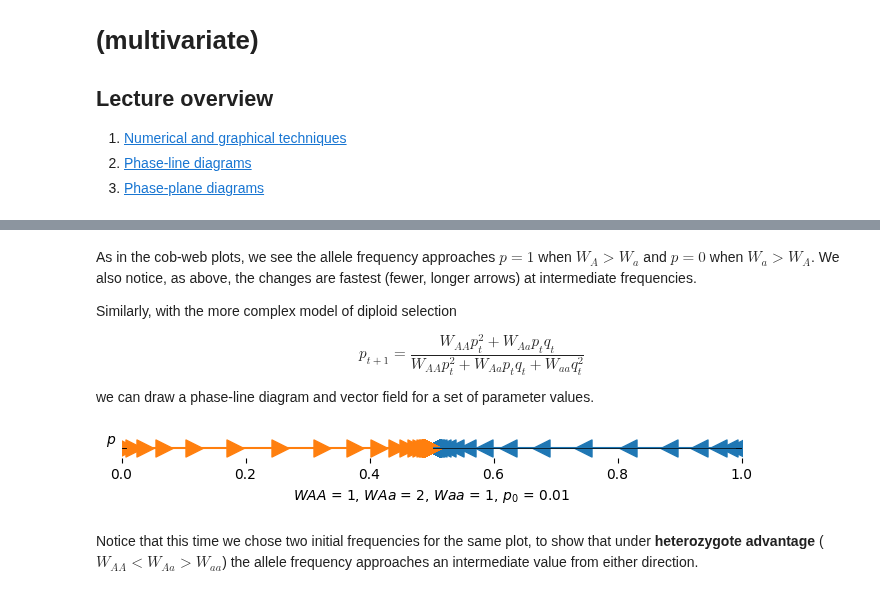
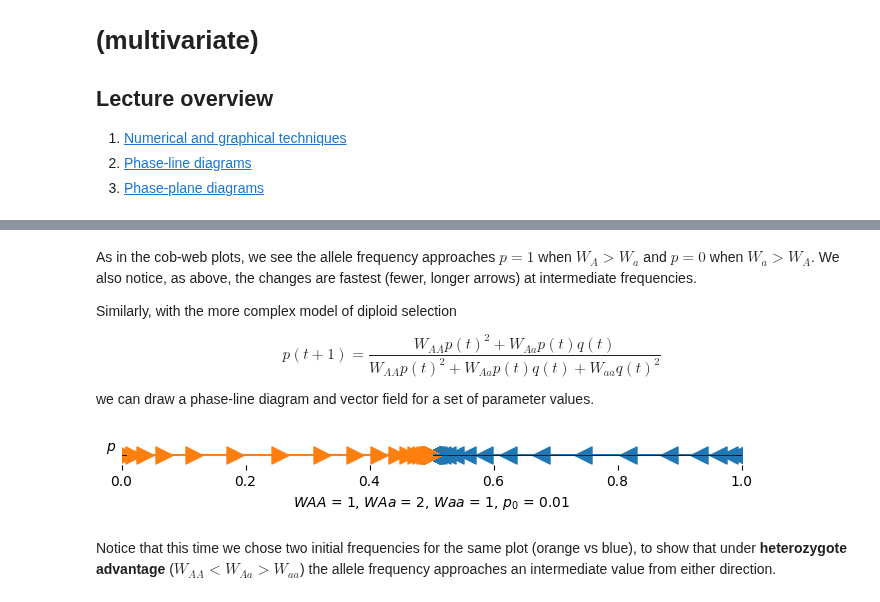
Before and after one commit to osmond-lab/eeb314, a Jupyter notebook: notebooks/lectures/lecture-06.ipynb, the cells around one changed output, grey strips where cells are left out. Drawn from its saved outputs; the diff is of its cells as text; code cells hidden in the pictures.

```diff
--- a/notebooks/lectures/lecture-06.ipynb
+++ b/notebooks/lectures/lecture-06.ipynb
@@ -149,13 +149,13 @@ As in the cob-web plots, we see the allele frequency approaches $p=1$ when $W_A>
 Similarly, with the more complex model of diploid selection
 
 $$
-p_{t+1} = \frac{W_{AA}p_t^2 + W_{Aa}p_tq_t}{W_{AA}p_t^2 + W_{Aa}p_tq_t + W_{aa}q_t^2}
+p(t+1) = \frac{W_{AA}p(t)^2 + W_{Aa}p(t)q(t)}{W_{AA}p(t)^2 + W_{Aa}p(t)q(t) + W_{aa}q(t)^2}
 $$
 
 we can draw a phase-line diagram and vector field for a set of parameter values.
 # %%
 def phase_line_diploid(p0, WAA, WAa, Waa, max=np.inf):
-    'generator for p_t'
+    'generator for p(t)'
     t, pnow, pnext = 0, p0, 0 #initial conditions
     while t < max:
         yield pnow #current value of p(t) and p(t+1)
@@ -182,36 +182,36 @@ def plot_phase_line_diploid(WAA, WAa, Waa, p0, max=20, ax=None):
 
     # Plot phase-line markers
     marker = '>' if pts[2] > pts[1] else '<'
     ax.scatter(
         pts,
         np.zeros(max),
         marker=marker, s=150
     )
 
     ax.set_xlabel(f"$WAA$ = {WAA}, $WAa$ = {WAa}, $Waa$ = {Waa}, $p_0$ = {p0}")
 
     return ax
 
 # Plot figure
 fig, ax = plt.subplots()
 fig.set_size_inches(8,0.25)
 
 plot_phase_line_diploid(WAA=1, WAa=2, Waa=1, p0=0.99, max=100, ax=ax) #higher starting allele frequency
 plot_phase_line_diploid(WAA=1, WAa=2, Waa=1, p0=0.01, max=100, ax=ax) #low starting allele frequency
 
 # Remove background axes
 ax.set_ylabel('$p$', rotation=0)
 ax.get_yaxis().set_ticks([])
 ax.spines['top'].set_visible(False)
 ax.spines['right'].set_visible(False)
 ax.spines['bottom'].set_visible(False)
 ax.spines['left'].set_visible(False)
 ax.set_xlim(0,1)
 plt.show()
 # %% [output]
-[figure, old version]
+[figure, new version]
 # %% [markdown]
-Notice that this time we chose two initial frequencies for the same plot, to show that under **heterozygote advantage** ($W_{AA}<W_{Aa}>W_{aa}$) the allele frequency approaches an intermediate value from either direction.
+Notice that this time we chose two initial frequencies for the same plot (orange vs blue), to show that under **heterozygote advantage** ($W_{AA}<W_{Aa}>W_{aa}$) the allele frequency approaches an intermediate value from either direction.
 # %% [markdown]
 <span id='section3'></span>
 ## 3. Phase-plane diagrams
```
Also changed, not shown: parts of 10 cells of this notebook, 36 other files.
